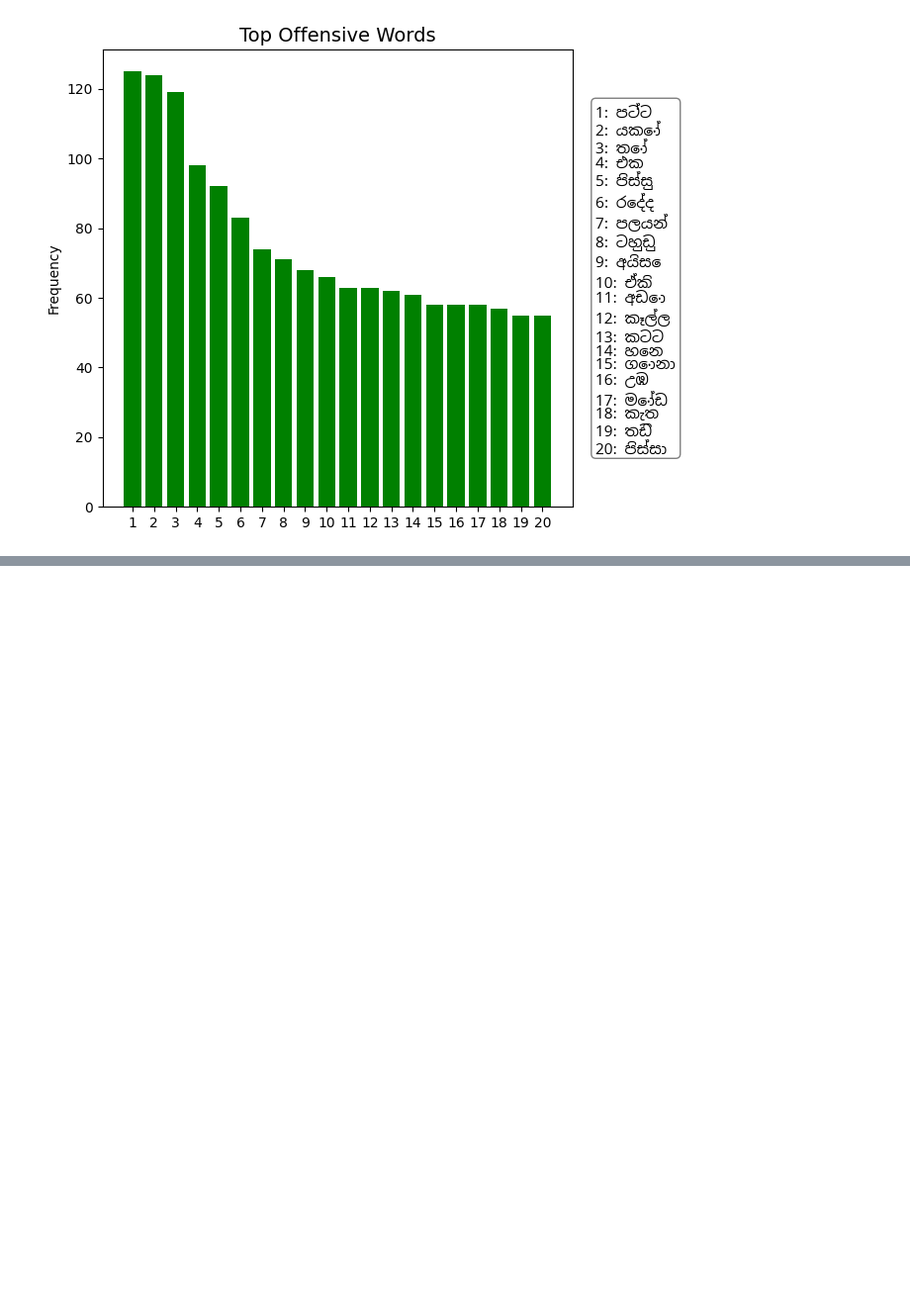
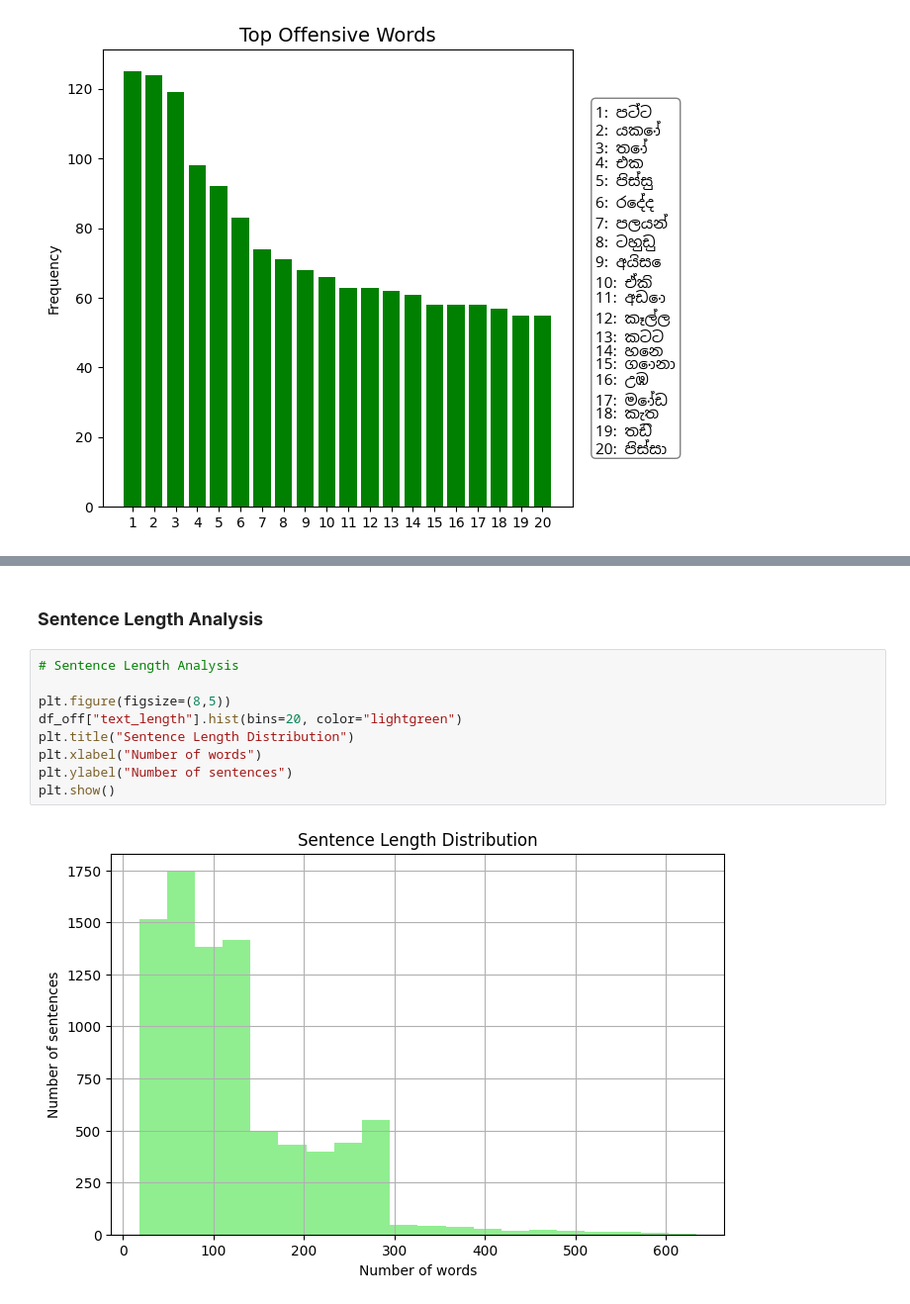
Before and after one commit to FrancescaRomanaBlanda/Taboo-Language, a Jupyter notebook: Sinhala/notebooks/final_analysis.ipynb, the cells around one changed output, grey strips where cells are left out. Shown at 99% size. Drawn from its saved outputs; the diff is of its cells as text; blank space fills up the shorter version.

Commit message:
final analysis updates

```diff
--- a/Sinhala/notebooks/final_analysis.ipynb
+++ b/Sinhala/notebooks/final_analysis.ipynb
@@ -170,0 +252,13 @@ plt.show()
+# %% [markdown]
+### **Sentence Length Analysis**
+# %%
+# Sentence Length Analysis
+
+plt.figure(figsize=(8,5))
+df_off["text_length"].hist(bins=20, color="lightgreen")
+plt.title("Sentence Length Distribution")
+plt.xlabel("Number of words")
+plt.ylabel("Number of sentences")
+plt.show()
+# %% [output]
+[figure, added]
```
Also changed, not shown: parts of 19 cells of this notebook, 17 other files.
